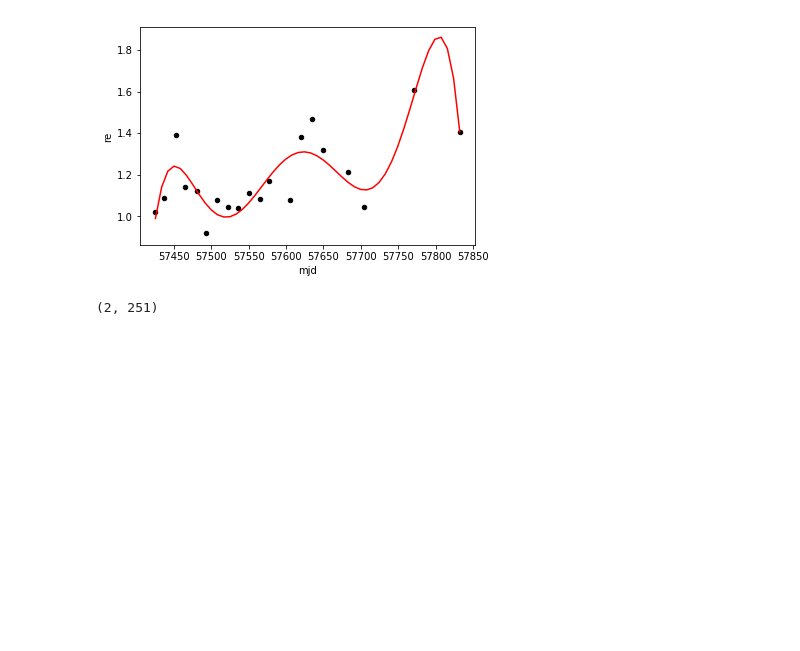
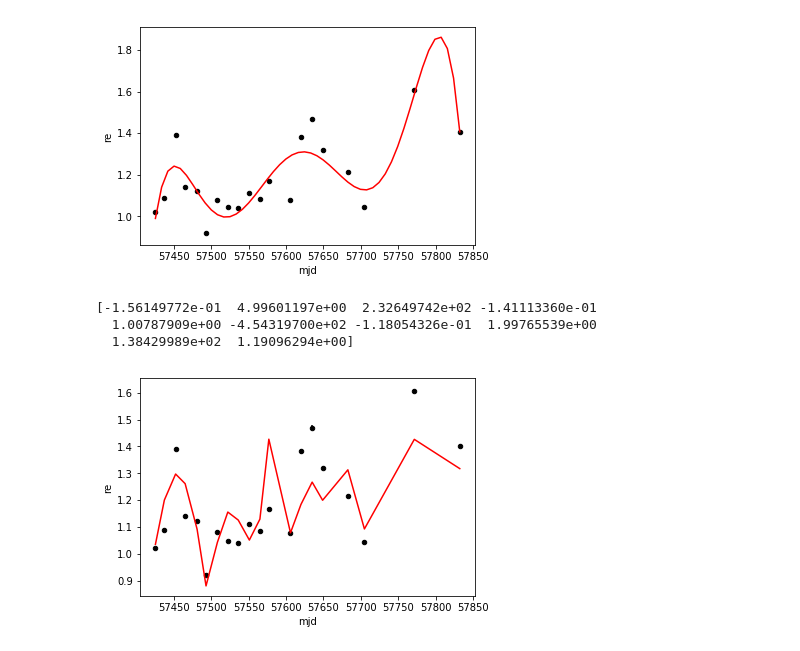
Before and after one commit to rvanlinge/radio_project, a Jupyter notebook: Long-Term Observations.ipynb, the cells around one changed output. Saved outputs shown, nothing was run; the diff lists cells and outputs as text; code cells hidden in the pictures; blank space fills up the shorter version.

```diff
--- a/Long-Term Observations.ipynb
+++ b/Long-Term Observations.ipynb
@@ -30,7 +35,9 @@ for i in range(len(dt)):
 # %%
 longTerm = pd.DataFrame(data={'mjd':mjd,'re':re,'ure':ure})
+longTerm = longTerm.sort_values(by='mjd')
 longTerm.plot.scatter('mjd','re',yerr='ure',color='black')
 plt.ylim(0.5,1.8)
 plt.show()
+longTerm
 # %% [output]
 [figure]
@@ -48,9 +72,25 @@ plt.show()
 # %% [output]
 [figure]
 [figure]
-# %%
-arr = np.array([freq,power])
-np.argmax(arr[1])
-arr.shape
-# %% [output]
-(2, 251)
+# %%
+# Trying to fit a 3rd order polynomial
+x = longTerm['mjd']
+y = longTerm['re']
+yerr = longTerm['ure']
+
+def Sine(x,*theta):
+    a,b,c,d,e,f,g,h,i,j = theta
+    return a*np.sin(b*x+c)+d*np.sin(e*x+f)+g*np.sin(h*x+i)+j
+
+p0 = [5,5,2,1,1,1.5,4,2,2,1]
+params, params_covariance = optimize.curve_fit(Sine,x,y,p0=p0,sigma=yerr)
+print(params)
+
+longTerm.plot.scatter('mjd','re',yerr='ure',color='black')
+plt.plot(x,Sine(x,*params),color='red')
+plt.show()
+# %% [output]
+[-1.56149772e-01  4.99601197e+00  2.32649742e+02 -1.41113360e-01
+  1.00787909e+00 -4.54319700e+02 -1.18054326e-01  1.99765539e+00
+  1.38429989e+02  1.19096294e+00]
+[figure, added]
```
Also changed, not shown: parts of 3 cells of this notebook, 8 other files.
